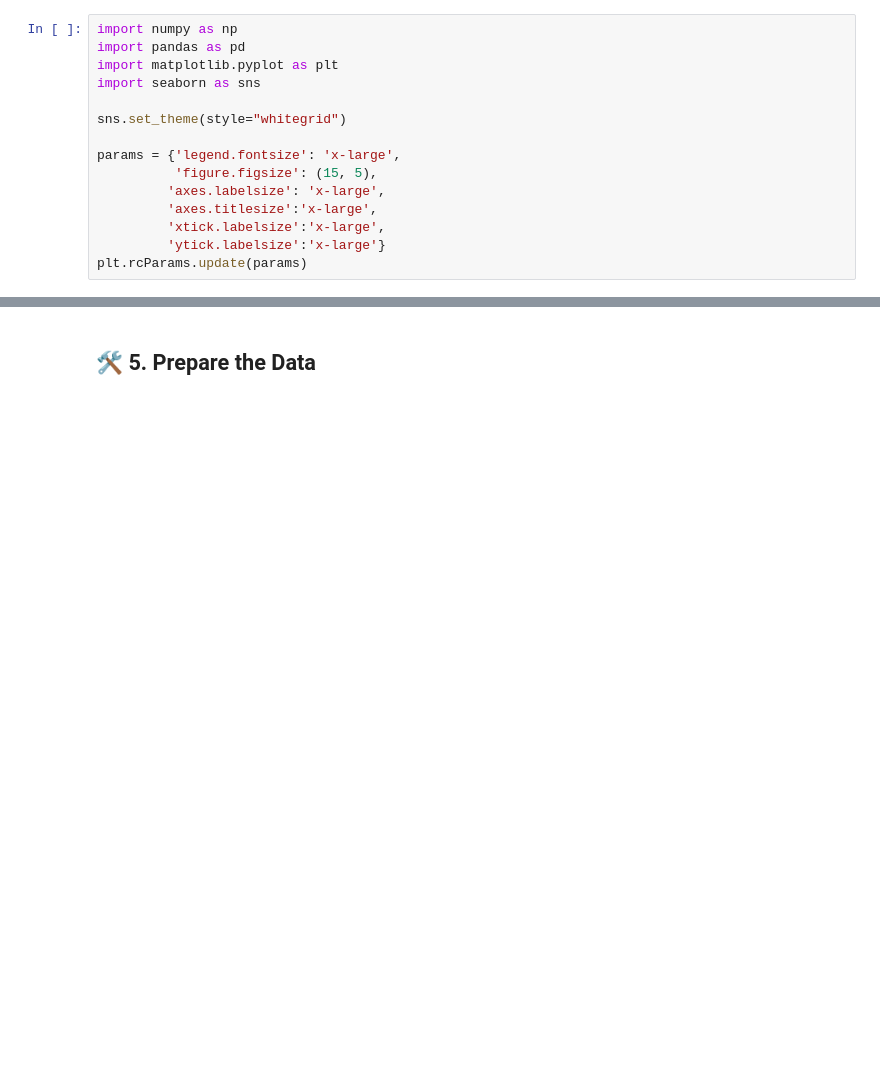
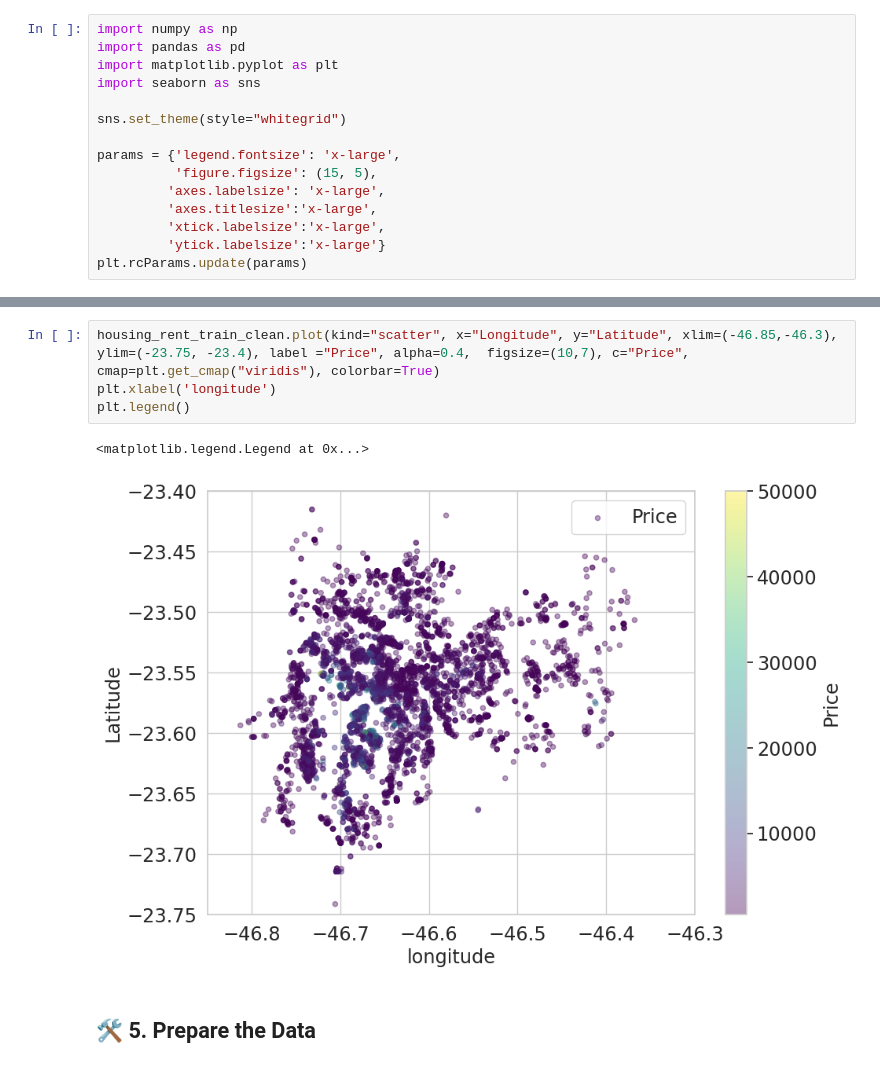
Before and after one commit to HWatanuki/Trabalho_D2APR, a Jupyter notebook: saopaulo-housing.ipynb, the cells around one changed output, grey strips where cells are left out. Cells and saved outputs as stored; diff of their text form; blank space fills up the shorter version.

```diff
--- a/saopaulo-housing.ipynb
+++ b/saopaulo-housing.ipynb
@@ -381,3 +388,10 @@ plt.rcParams.update(params)
+# %%
+housing_rent_train_clean.plot(kind="scatter", x="Longitude", y="Latitude", xlim=(-46.85,-46.3), ylim=(-23.75, -23.4), label ="Price", alpha=0.4,  figsize=(10,7), c="Price", cmap=plt.get_cmap("viridis"), colorbar=True)
+plt.xlabel('longitude')
+plt.legend()
+# %% [output]
+<matplotlib.legend.Legend at 0x...>
+[figure, added]
 # %% [markdown]
 ## 🛠️ 5. Prepare the Data
 # %% [markdown]
```
Also changed, not shown: parts of 2 cells of this notebook.
